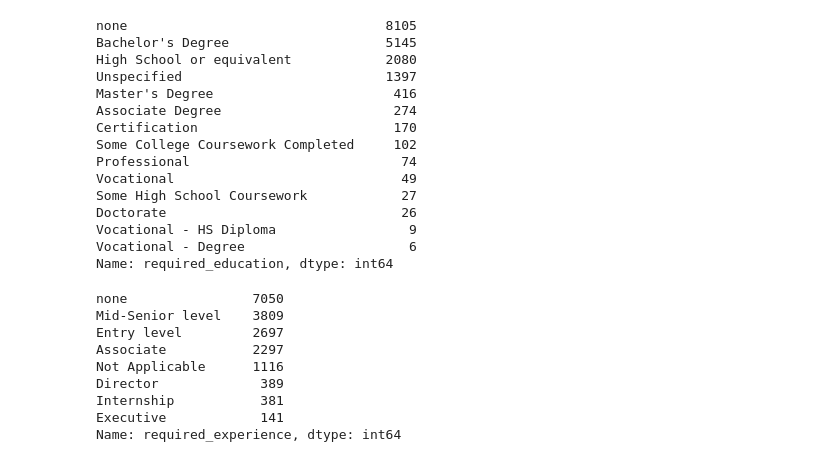
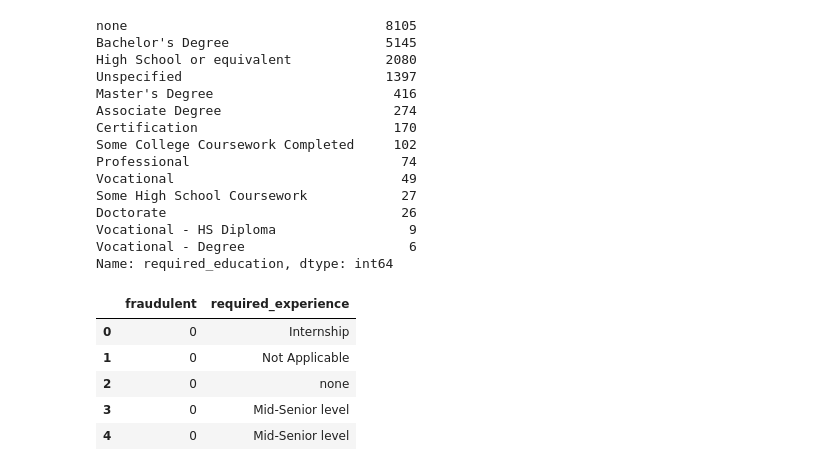
Before and after one commit to Ikyupark/Capstone-project, a Jupyter notebook: Data_Analysis.ipynb, the cells around one changed output. Cells and saved outputs as stored; diff of their text form; code cells hidden in the pictures.

```diff
--- a/Data_Analysis.ipynb
+++ b/Data_Analysis.ipynb
@@ -43,12 +66,11 @@ df['required_education'] = df.drop(
 # %%
 df['required_experience'].value_counts()
+dfe = df[['fraudulent','required_experience']]
+dfe.head(5)
 # %% [output]
-none                7050
-Mid-Senior level    3809
-Entry level         2697
-Associate           2297
-Not Applicable      1116
-Director             389
-Internship           381
-Executive            141
-Name: required_experience, dtype: int64
+|  | fraudulent | required_experience |
+| 0 | 0 | Internship |
+| 1 | 0 | Not Applicable |
+| 2 | 0 | none |
+| 3 | 0 | Mid-Senior level |
+| 4 | 0 | Mid-Senior level |
```
Also changed, not shown: parts of 16 cells of this notebook.
